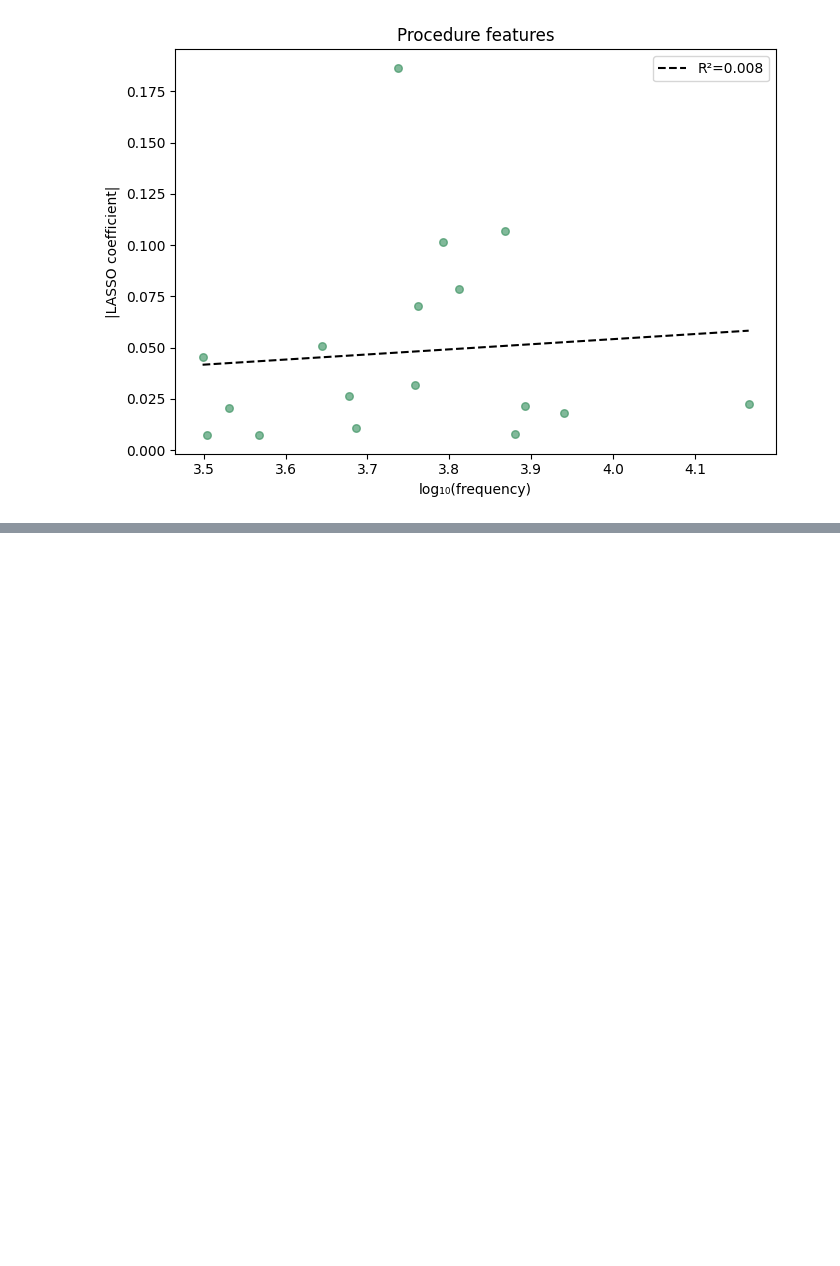
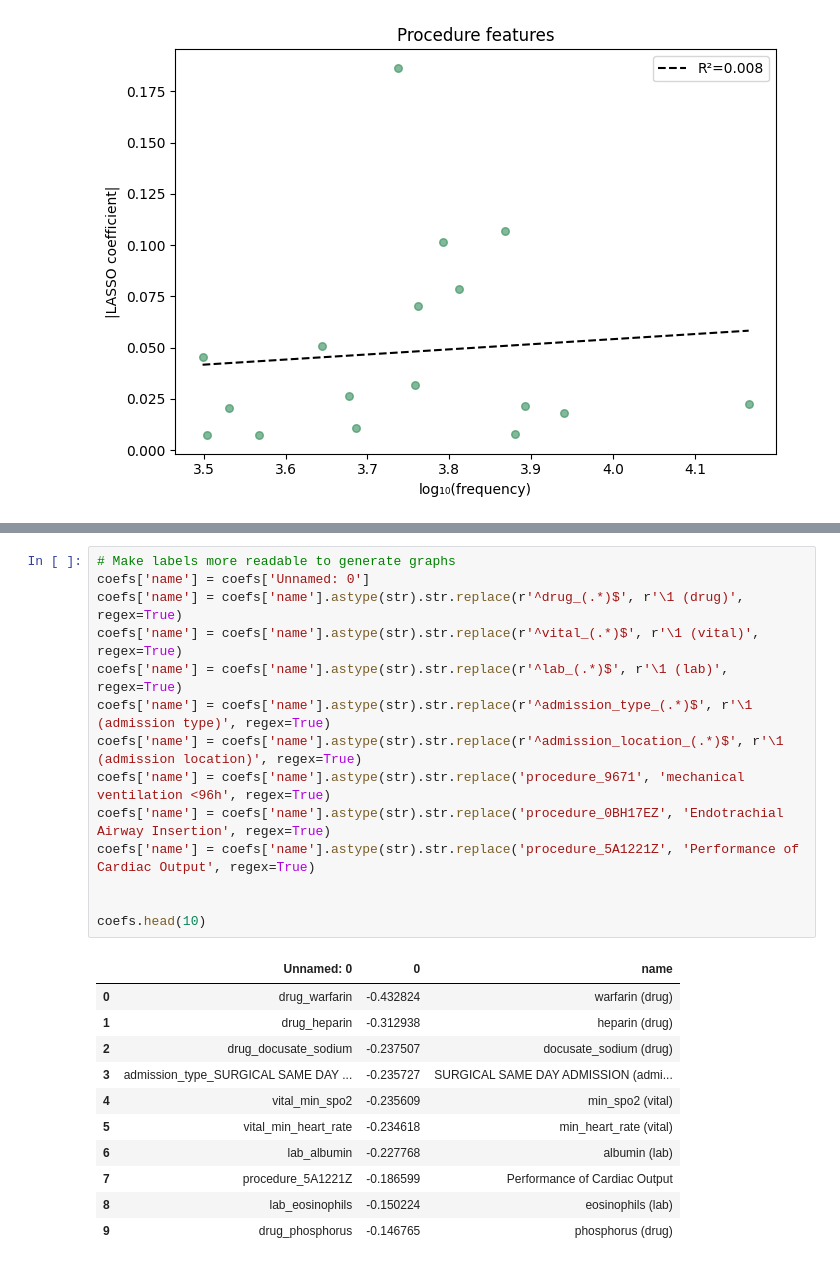
Before and after one commit to jackturner106/ml-final-project, a Jupyter notebook: derived_data.ipynb, the cells around one changed output, grey strips where cells are left out. Saved outputs shown, nothing was run; the diff lists cells and outputs as text; blank space fills up the shorter version.

```diff
--- a/derived_data.ipynb
+++ b/derived_data.ipynb
@@ -242,0 +258,26 @@ OLS: |LASSO coefficient| ~ log10(frequency)
+# %%
+# Make labels more readable to generate graphs
+coefs['name'] = coefs['Unnamed: 0']
+coefs['name'] = coefs['name'].astype(str).str.replace(r'^drug_(.*)$', r'\1 (drug)', regex=True)
+coefs['name'] = coefs['name'].astype(str).str.replace(r'^vital_(.*)$', r'\1 (vital)', regex=True)
+coefs['name'] = coefs['name'].astype(str).str.replace(r'^lab_(.*)$', r'\1 (lab)', regex=True)
+coefs['name'] = coefs['name'].astype(str).str.replace(r'^admission_type_(.*)$', r'\1 (admission type)', regex=True)
+coefs['name'] = coefs['name'].astype(str).str.replace(r'^admission_location_(.*)$', r'\1 (admission location)', regex=True)
+coefs['name'] = coefs['name'].astype(str).str.replace('procedure_9671', 'mechanical ventilation <96h', regex=True)
+coefs['name'] = coefs['name'].astype(str).str.replace('procedure_0BH17EZ', 'Endotrachial Airway Insertion', regex=True)
+coefs['name'] = coefs['name'].astype(str).str.replace('procedure_5A1221Z', 'Performance of Cardiac Output', regex=True)
+
+
+coefs.head(10)
+# %% [output]
+|  | Unnamed: 0 | 0 | name |
+| 0 | drug_warfarin | -0.432824 | warfarin (drug) |
+| 1 | drug_heparin | -0.312938 | heparin (drug) |
+| 2 | drug_docusate_sodium | -0.237507 | docusate_sodium (drug) |
+| 3 | admission_type_SURGICAL SAME DAY ... | -0.235727 | SURGICAL SAME DAY ADMISSION (admi... |
+| 4 | vital_min_spo2 | -0.235609 | min_spo2 (vital) |
+| 5 | vital_min_heart_rate | -0.234618 | min_heart_rate (vital) |
+| 6 | lab_albumin | -0.227768 | albumin (lab) |
+| 7 | procedure_5A1221Z | -0.186599 | Performance of Cardiac Output |
+| 8 | lab_eosinophils | -0.150224 | eosinophils (lab) |
+| 9 | drug_phosphorus | -0.146765 | phosphorus (drug) |
```
Also changed, not shown: parts of 3 cells of this notebook, 1 other file.
